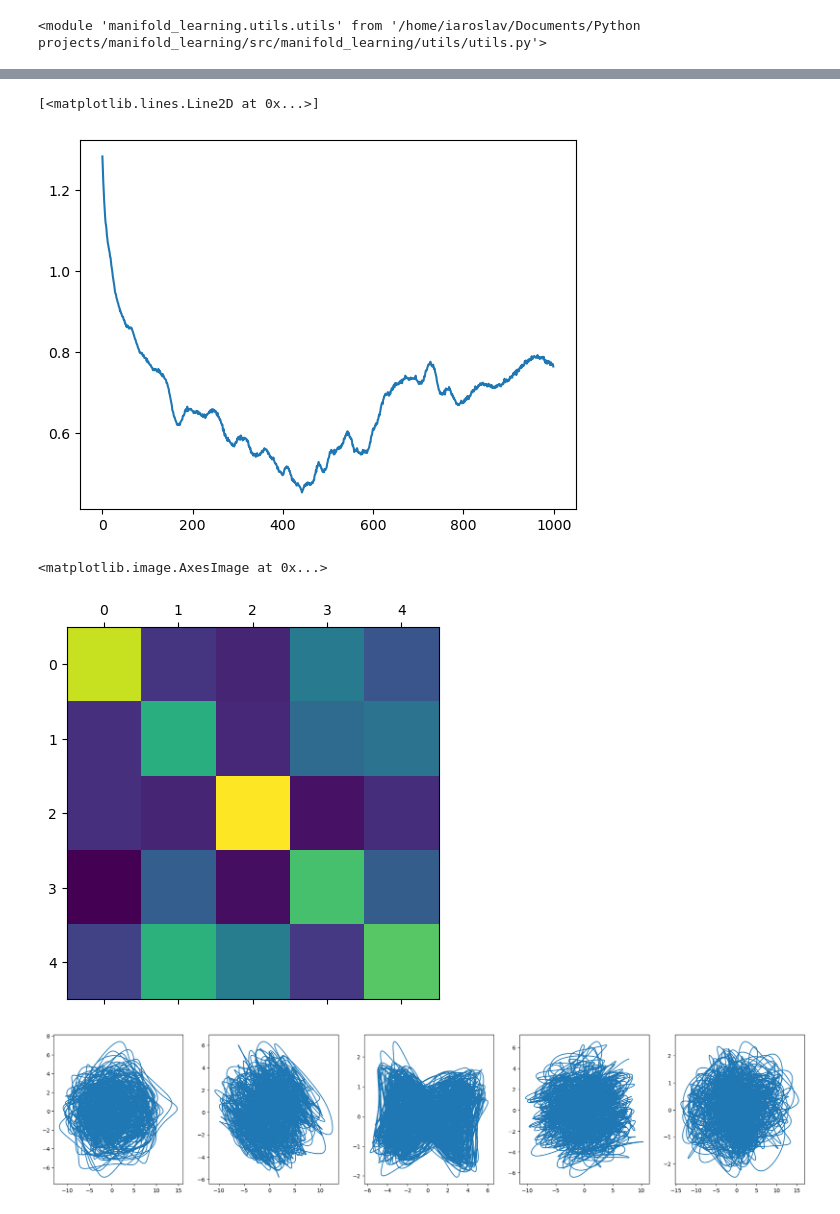
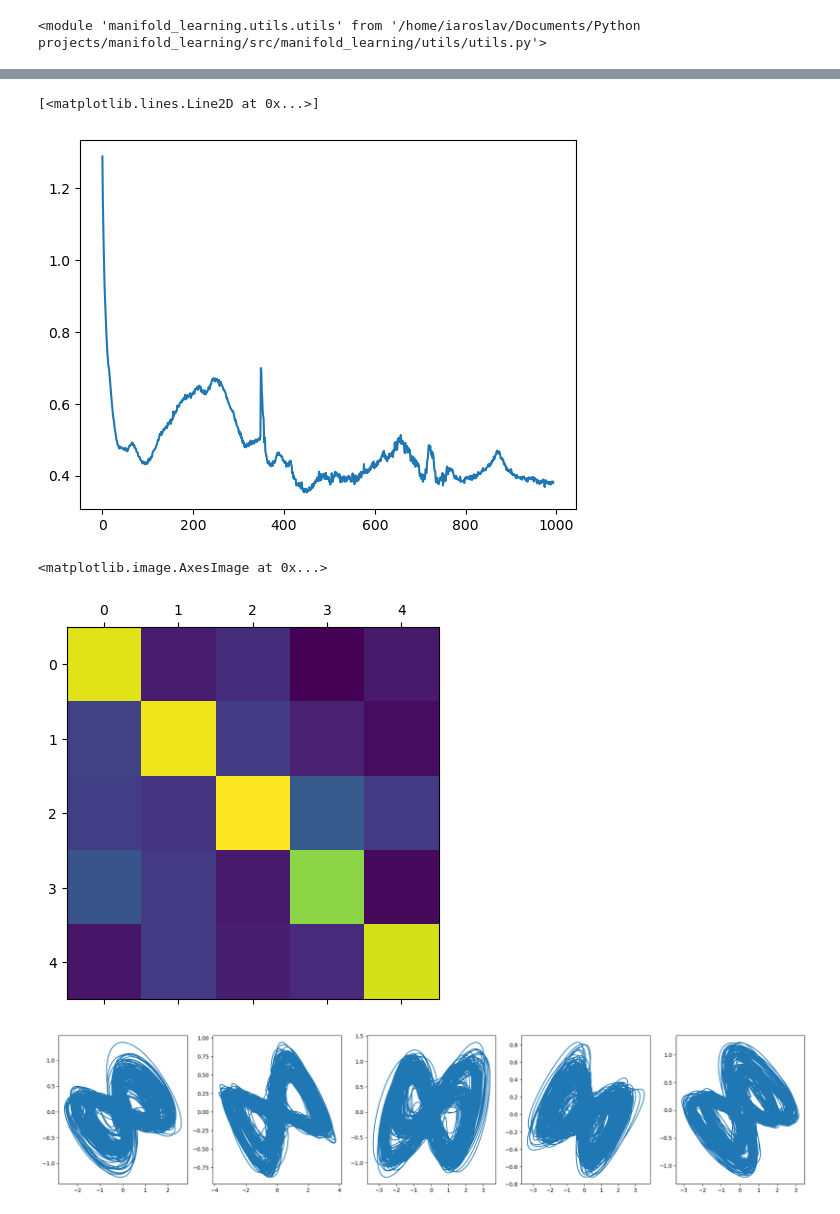
Before and after one commit to z7743/manifold_learning, a Jupyter notebook: notebooks/Lorenz systems demixing.ipynb, the cells around one changed output, grey strips where cells are left out. Drawn from its saved outputs; the diff is of its cells as text; code cells hidden in the pictures.

```diff
--- a/notebooks/Lorenz systems demixing.ipynb
+++ b/notebooks/Lorenz systems demixing.ipynb
@@ -34,14 +34,14 @@ X_emb = utils.get_td_embedding_np(X,40,2,return_pred=False)[:,:,0]
 X_emb = StandardScaler().fit_transform(X_emb)
 # %%
 X = np.array([get_truncated_lorenz_rand(280,n_steps=30000)[:,0] for i in range(5)])
-X = X.T @ np.random.uniform(-1,1,(5,30))
-X_emb = utils.get_td_embedding_np(X,5,30,return_pred=False)
+X = X.T @ np.random.uniform(-1,1,(5,50))
+X_emb = utils.get_td_embedding_np(X,15,10,return_pred=False)
 X_emb = X_emb.reshape(X_emb.shape[0],-1)
 X_emb = StandardScaler().fit_transform(X_emb)
 # %%
-trainer = IMD.IMD_nD(X_emb.shape[1], embed_dim=5, n_components=5,subtract_corr=True, device="cuda")
+trainer = IMD.IMD_nD(X_emb.shape[1], embed_dim=15, n_components=5,subtract_corr=True, device="cuda")
 # %%
-trainer.fit(X_emb, sample_len=700, library_len=2000,
-            exclusion_rad=50, nbrs_num=40, tp=50,
-            epochs=1000, num_batches=16,optimizer="Adam", learning_rate=0.001,tp_policy="fixed")
+trainer.fit(X_emb, sample_len=300, library_len=1000,
+            exclusion_rad=50, nbrs_num=20, tp=50,
+            epochs=1000, num_batches=32,optimizer="RMSprop", learning_rate=0.00001,tp_policy="fixed")
 # %% [output]
@@ -66,16 +67,16 @@ Epoch 1000/1000, Loss: 0.7643
 plt.plot(trainer.get_loss_history()[:])
 # %% [output]
 [<matplotlib.lines.Line2D at 0x...>]
-[figure, old version]
+[figure, new version]
 # %%
 
 unmixed = trainer.predict(X_emb)
 # %%
-ccm = CCM.CCM(device="cpu")
-plt.matshow(ccm.compute(np.transpose(unmixed,(1,0,2)), np.transpose(unmixed,(1,0,2)), 500, 150, 20, 10, 30).mean(axis=0))
+ccm = CCM.FastCCM(device="cpu")
+plt.matshow(ccm.compute(np.transpose(unmixed,(1,0,2)), np.transpose(unmixed,(1,0,2)), 500, 150, 20, 10, 50).mean(axis=0))
 # %% [output]
 <matplotlib.image.AxesImage at 0x...>
-[figure, old version]
+[figure, new version]
 # %%
 plt.figure(figsize=(5*unmixed.shape[1],5))
 for i in range(unmixed.shape[1]):
@@ -83,6 +84,6 @@ for i in range(unmixed.shape[1]):
     x_pca = PCA(2).fit_transform(unmixed[:,i,:])
     plt.plot(x_pca[:,0],x_pca[:,1])
 # %% [output]
-[figure, old version]
+[figure, new version]
 # %%
 import plotly.express as px
```
Also changed, not shown: parts of 3 cells of this notebook.
